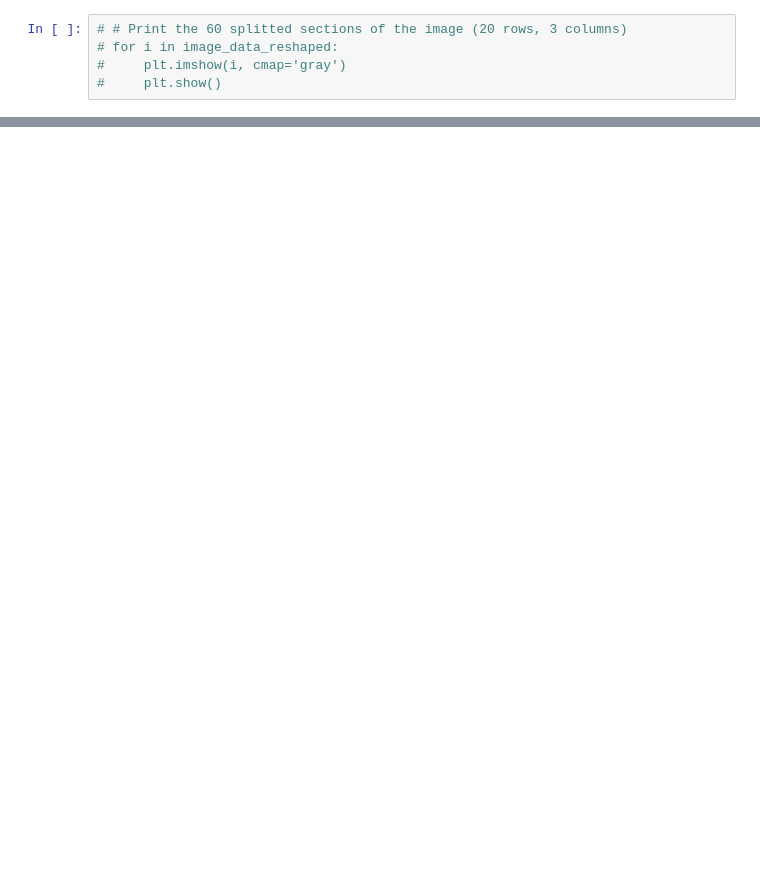
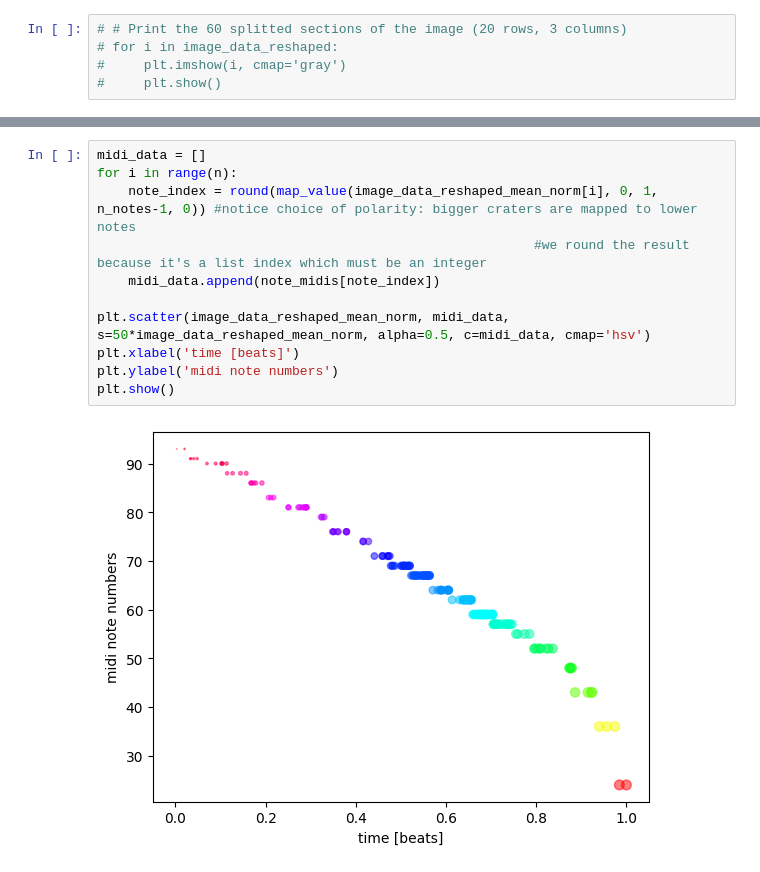
Before and after one commit to SuperSonicNASA/SuperSonic-Space-Sonification, a Jupyter notebook: OneDrive/Documents/Academia/Academia/Immersed the Sound of Space/analyze.ipynb, the cells around one changed output, grey strips where cells are left out. Drawn from its saved outputs; the diff is of its cells as text; blank space fills up the shorter version.

```diff
--- a/OneDrive/Documents/Academia/Academia/Immersed the Sound of Space/analyze.ipynb
+++ b/OneDrive/Documents/Academia/Academia/Immersed the Sound of Space/analyze.ipynb
@@ -116,0 +120,13 @@ print('Resolution:',n_notes, 'notes')
+# %%
+midi_data = []
+for i in range(n):
+    note_index = round(map_value(image_data_reshaped_mean_norm[i], 0, 1, n_notes-1, 0)) #notice choice of polarity: bigger craters are mapped to lower notes
+                                                        #we round the result because it's a list index which must be an integer
+    midi_data.append(note_midis[note_index])
+
+plt.scatter(image_data_reshaped_mean_norm, midi_data, s=50*image_data_reshaped_mean_norm, alpha=0.5, c=midi_data, cmap='hsv')
+plt.xlabel('time [beats]')
+plt.ylabel('midi note numbers')
+plt.show()
+# %% [output]
+[figure, added]
```
Also changed, not shown: parts of 8 cells of this notebook.
